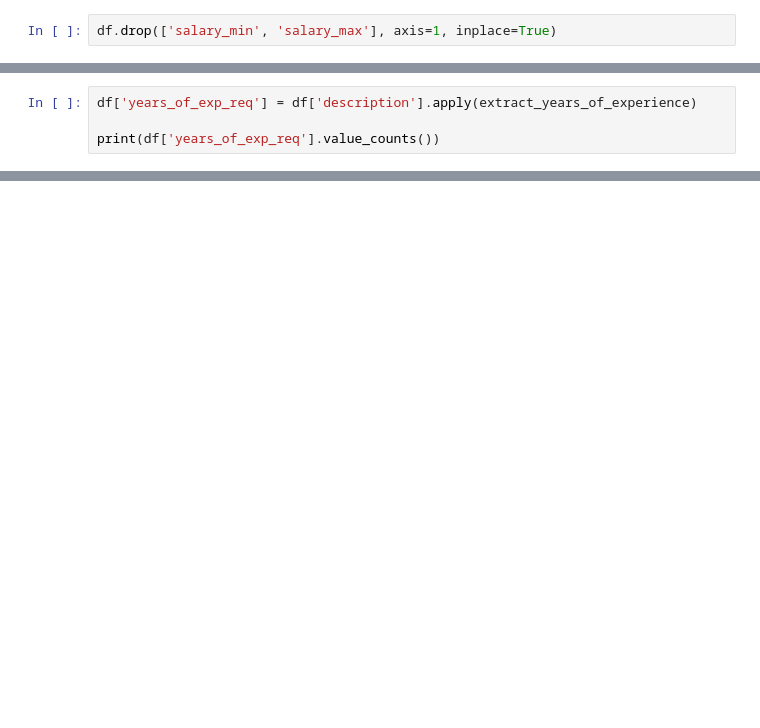
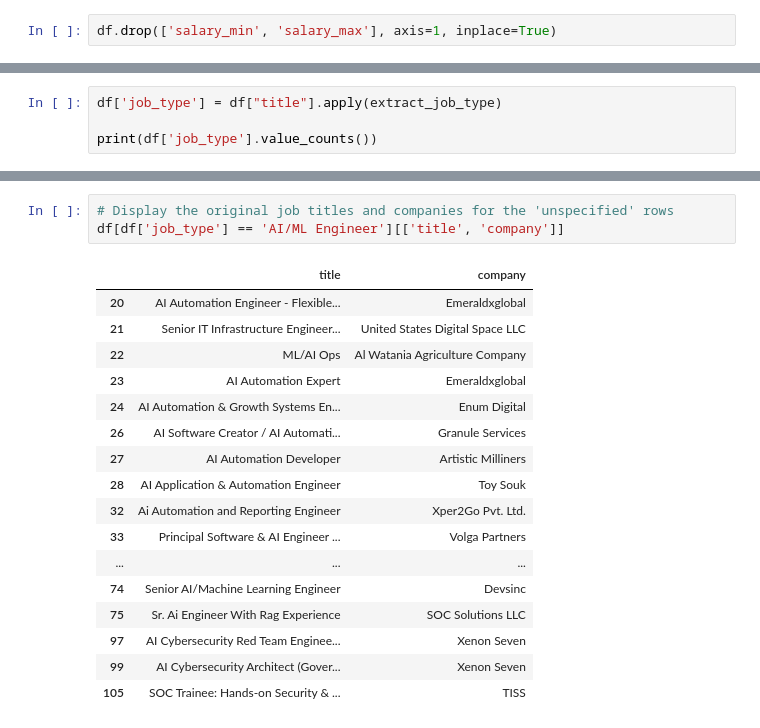
Before and after one commit to iam-devAlhan/karachi-job-market-analysis, a Jupyter notebook: transform/preprocessing_data/preprocess.ipynb, the cells around one changed output, grey strips where cells are left out. Drawn from its saved outputs; the diff is of its cells as text; blank space fills up the shorter version.

```diff
--- a/transform/preprocessing_data/preprocess.ipynb
+++ b/transform/preprocessing_data/preprocess.ipynb
@@ -138,5 +142 @@ mid             4
 Name: count, dtype: int64
-# %%
-df['years_of_exp_req'] = df['description'].apply(extract_years_of_experience)
-
-print(df['years_of_exp_req'].value_counts())
@@ -155,0 +154,4 @@ Name: count, dtype: int64
+# %%
+df['job_type'] = df["title"].apply(extract_job_type)
+
+print(df['job_type'].value_counts())
@@ -155,0 +169,21 @@ Name: count, dtype: int64
+# %%
+# Display the original job titles and companies for the 'unspecified' rows
+df[df['job_type'] == 'AI/ML Engineer'][['title', 'company']]
+# %% [output]
+|  | title | company |
+| 20 | AI Automation Engineer - Flexible... | Emeraldxglobal |
+| 21 | Senior IT Infrastructure Engineer... | United States Digital Space LLC |
+| 22 | ML/AI Ops | Al Watania Agriculture Company |
+| 23 | AI Automation Expert | Emeraldxglobal |
+| 24 | AI Automation & Growth Systems En... | Enum Digital |
+| 26 | AI Software Creator / AI Automati... | Granule Services |
+| 27 | AI Automation Developer | Artistic Milliners |
+| 28 | AI Application & Automation Engineer | Toy Souk |
+| 32 | Ai Automation and Reporting Engineer | Xper2Go Pvt. Ltd. |
+| 33 | Principal Software & AI Engineer ... | Volga Partners |
+| ... | ... | ... |
+| 74 | Senior AI/Machine Learning Engineer | Devsinc |
+| 75 | Sr. Ai Engineer With Rag Experience | SOC Solutions LLC |
+| 97 | AI Cybersecurity Red Team Enginee... | Xenon Seven |
+| 99 | AI Cybersecurity Architect (Gover... | Xenon Seven |
+| 105 | SOC Trainee: Hands-on Security & ... | TISS |
```
Also changed, not shown: parts of 10 cells of this notebook.
